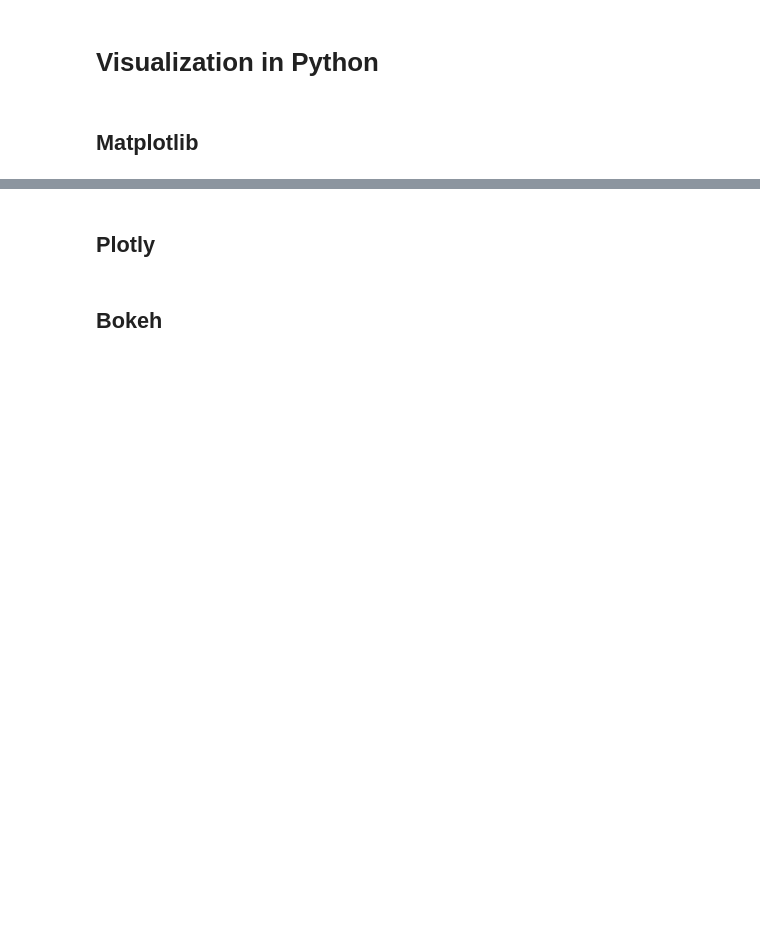
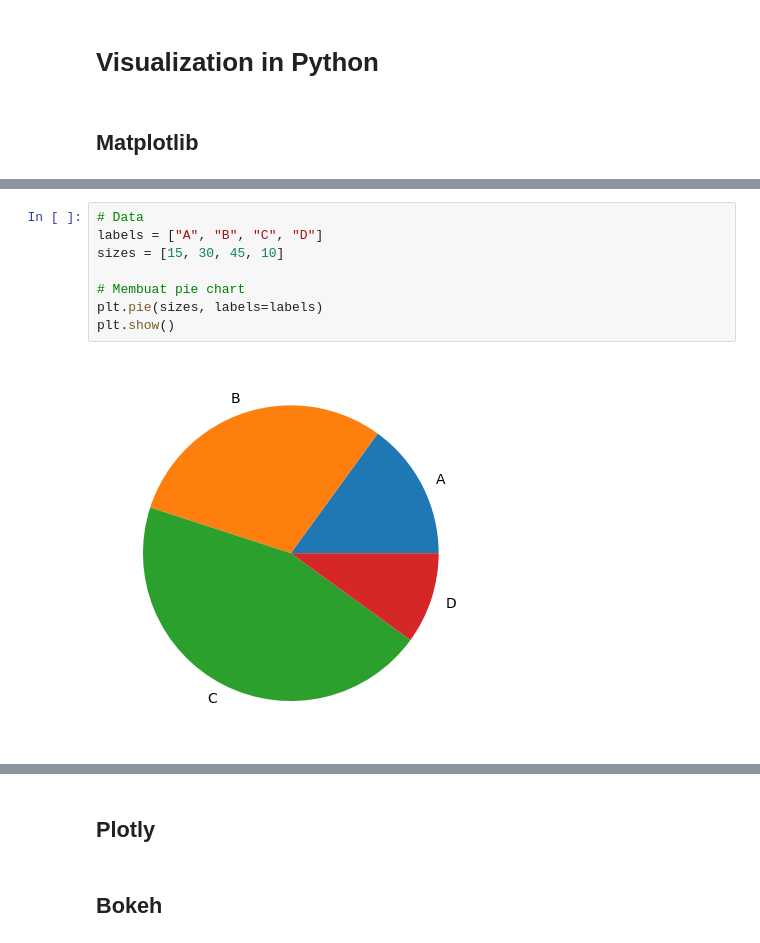
Before and after one commit to Fuuad31/Statistical-Computation---Module-and-Function, a Jupyter notebook: Module and Function.ipynb, the cells around one changed output, grey strips where cells are left out. Saved outputs shown, nothing was run; the diff lists cells and outputs as text; blank space fills up the shorter version.

```diff
--- a/Module and Function.ipynb
+++ b/Module and Function.ipynb
@@ -94,0 +453,10 @@ from geometry import inradius
+# %%
+# Data
+labels = ["A", "B", "C", "D"]
+sizes = [15, 30, 45, 10]
+
+# Membuat pie chart
+plt.pie(sizes, labels=labels)
+plt.show()
+# %% [output]
+[figure, added]
```
Also changed, not shown: parts of 89 cells of this notebook.
